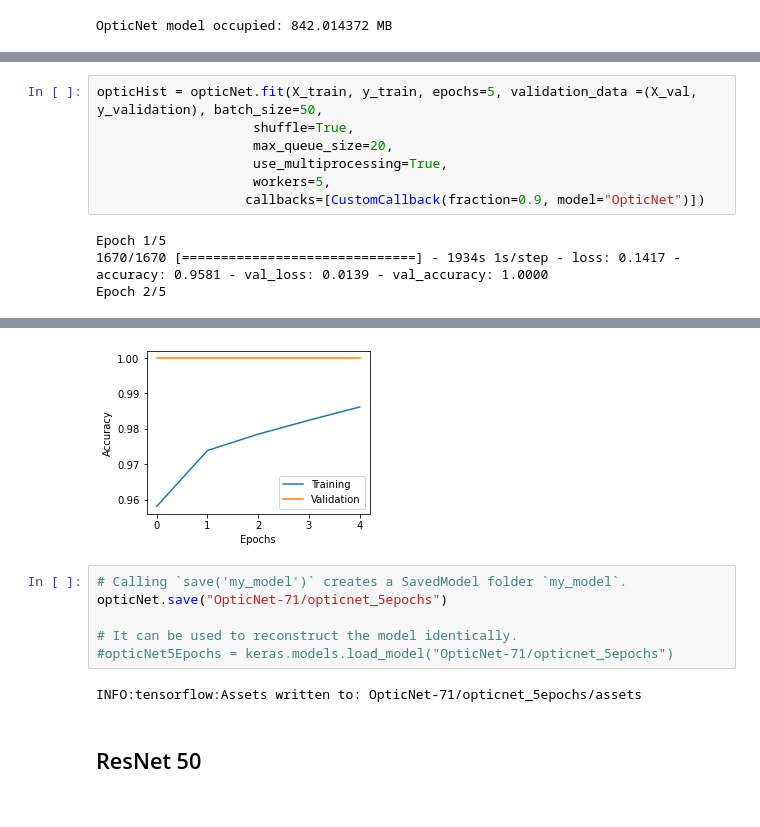
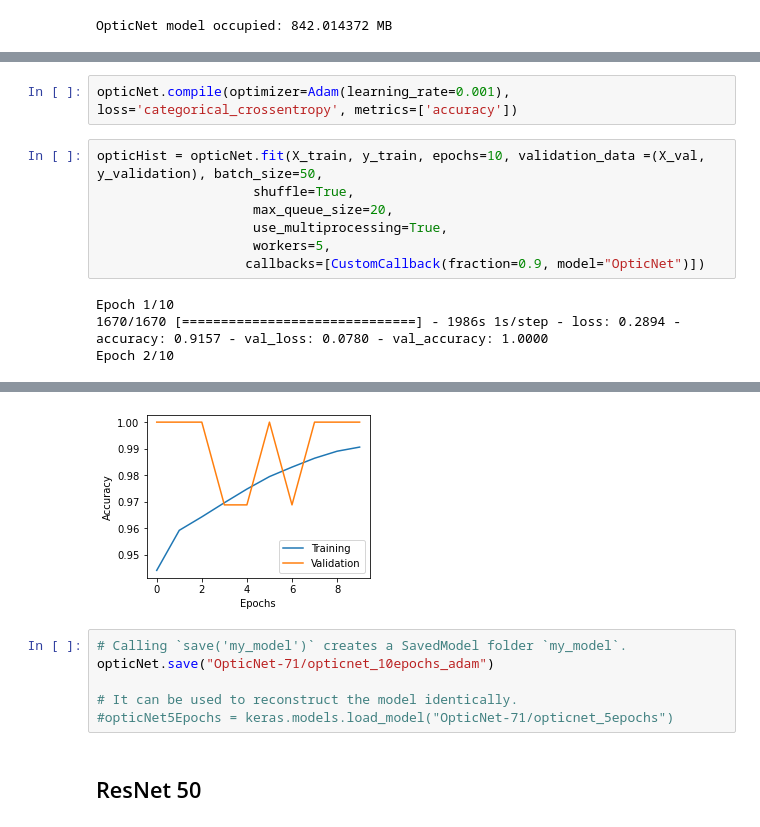
Before and after one commit to HpcDataLab/DL_ENESJ_IMO, a Jupyter notebook: Xception_OpticNet_ResNet50.ipynb, the cells around one changed output, grey strips where cells are left out. Drawn from its saved outputs; the diff is of its cells as text.

Commit message:
Train OpticNet for 10 epochs and ResNet with adam

```diff
--- a/Xception_OpticNet_ResNet50.ipynb
+++ b/Xception_OpticNet_ResNet50.ipynb
@@ -265,11 +263,13 @@ KeyboardInterrupt:
+# %%
+opticNet.compile(optimizer=Adam(learning_rate=0.001), loss='categorical_crossentropy', metrics=['accuracy'])
 # %%
-opticHist = opticNet.fit(X_train, y_train, epochs=5, validation_data =(X_val, y_validation), batch_size=50,
+opticHist = opticNet.fit(X_train, y_train, epochs=10, validation_data =(X_val, y_validation), batch_size=50,
                     shuffle=True,
                     max_queue_size=20,
                     use_multiprocessing=True,
                     workers=5,
                    callbacks=[CustomCallback(fraction=0.9, model="OpticNet")])
 # %% [output]
-Epoch 1/5
-1670/1670 [==============================] - 1934s 1s/step - loss: 0.1417 - accuracy: 0.9581 - val_loss: 0.0139 - val_accuracy: 1.0000
-Epoch 2/5
+Epoch 1/10
+1670/1670 [==============================] - 1986s 1s/step - loss: 0.2894 - accuracy: 0.9157 - val_loss: 0.0780 - val_accuracy: 1.0000
+Epoch 2/10
@@ -283,12 +293,10 @@ Epoch 5/5
-[figure, old version]
+[figure, new version]
 # %%
 # Calling `save('my_model')` creates a SavedModel folder `my_model`.
-opticNet.save("OpticNet-71/opticnet_5epochs")
+opticNet.save("OpticNet-71/opticnet_10epochs_adam")
 
 # It can be used to reconstruct the model identically.
 #opticNet5Epochs = keras.models.load_model("OpticNet-71/opticnet_5epochs")
-# %% [output]
-INFO:tensorflow:Assets written to: OpticNet-71/opticnet_5epochs/assets
 # %% [markdown]
 ## ResNet 50
 # %%
```
Also changed, not shown: parts of 2 cells of this notebook.
